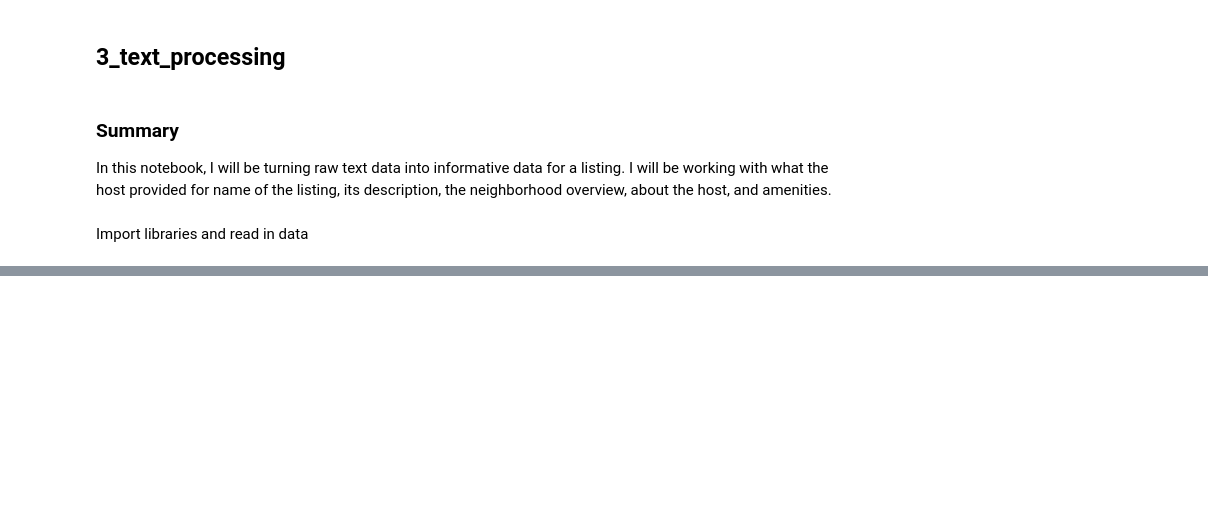
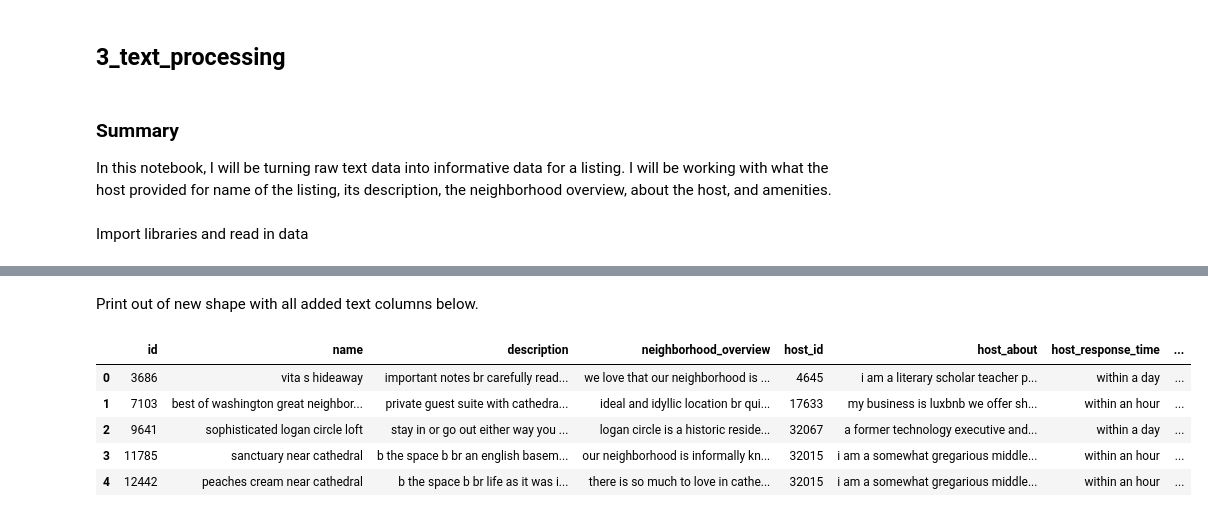
Before and after one commit to rgfriedman/washingon_dc_airbnb_hosting_helper, a Jupyter notebook: code/3_text_processing.ipynb, the cells around one changed output, grey strips where cells are left out. Saved outputs shown, nothing was run; the diff lists cells and outputs as text; code cells hidden in the pictures; blank space fills up the shorter version.

Commit message:
text work

```diff
--- a/code/3_text_processing.ipynb
+++ b/code/3_text_processing.ipynb
@@ -52,0 +57,6 @@ loop through and count the top 10 or 20 and make new columns
+# %%
+tokenizer = RegexpTokenizer(r'\w+')
+# %%
+#nltk.download('vader_lexicon')
+
+sentiment = SentimentIntensityAnalyzer()
@@ -52,0 +95,43 @@ loop through and count the top 10 or 20 and make new columns
+# %%
+df['neighborhood_overview']= df['neighborhood_overview'].fillna('')
+
+df['neighborhood_overview']= df['neighborhood_overview'].str.lower()
+
+df['neighborhood_overview'] = df.apply(lambda row: ' '.join(tokenizer.tokenize((str(row['neighborhood_overview'])))), axis=1)
+
+df['neighborhood_overview_word_count'] = [len(i.split() ) for i in df['neighborhood_overview'].tolist() ]
+
+df['neighborhood_overview_neutral_sentiment'] = [sentiment.polarity_scores(i)['neu'] for i in df['neighborhood_overview']]
+
+df['neighborhood_overview_negative_sentiment'] = [sentiment.polarity_scores(i)['neg'] for i in df['neighborhood_overview']]
+
+df['neighborhood_overview_positive_sentiment'] = [sentiment.polarity_scores(i)['pos'] for i in df['neighborhood_overview']]
+
+df['neighborhood_overview_compound_sentiment'] = [sentiment.polarity_scores(i)['compound'] for i in df['neighborhood_overview']]
+# %%
+df['host_about']= df['host_about'].fillna('')
+
+df['host_about']= df['host_about'].str.lower()
+
+df['host_about'] = df.apply(lambda row: ' '.join(tokenizer.tokenize(str(row['host_about']))), axis=1)
+
+df['host_about_word_count'] = [len(i.split() ) for i in df['host_about'].tolist() ]
+
+df['host_about_neutral_sentiment'] = [sentiment.polarity_scores(i)['neu'] for i in df['host_about']]
+
+df['host_about_negative_sentiment'] = [sentiment.polarity_scores(i)['neg'] for i in df['host_about']]
+
+df['host_about_positive_sentiment'] = [sentiment.polarity_scores(i)['pos'] for i in df['host_about']]
+
+df['host_about_compound_sentiment'] = [sentiment.polarity_scores(i)['compound'] for i in df['host_about']]
+# %% [markdown]
+Print out of new shape with all added text columns below.
+# %%
+df.head()
+# %% [output]
+|  | id | name | description | neighborhood_overview | host_id | host_about | host_response_time | ... |
+| 0 | 3686 | vita s hideaway | important notes br carefully read... | we love that our neighborhood is ... | 4645 | i am a literary scholar teacher p... | within a day | ... |
+| 1 | 7103 | best of washington great neighbor... | private guest suite with cathedra... | ideal and idyllic location br qui... | 17633 | my business is luxbnb we offer sh... | within an hour | ... |
+| 2 | 9641 | sophisticated logan circle loft | stay in or go out either way you ... | logan circle is a historic reside... | 32067 | a former technology executive and... | within a day | ... |
+| 3 | 11785 | sanctuary near cathedral | b the space b br an english basem... | our neighborhood is informally kn... | 32015 | i am a somewhat gregarious middle... | within an hour | ... |
+| 4 | 12442 | peaches cream near cathedral | b the space b br life as it was i... | there is so much to love in cathe... | 32015 | i am a somewhat gregarious middle... | within an hour | ... |
```
Also changed, not shown: parts of 24 cells of this notebook, 2 other files.
